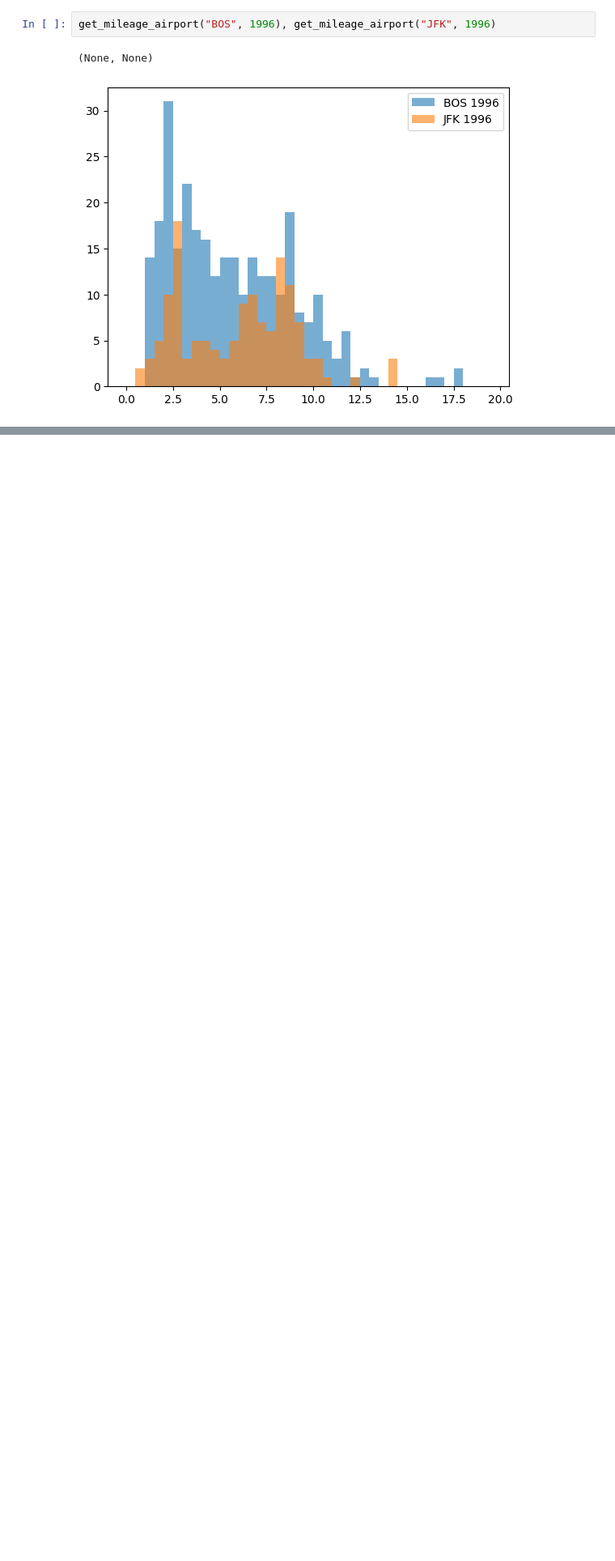
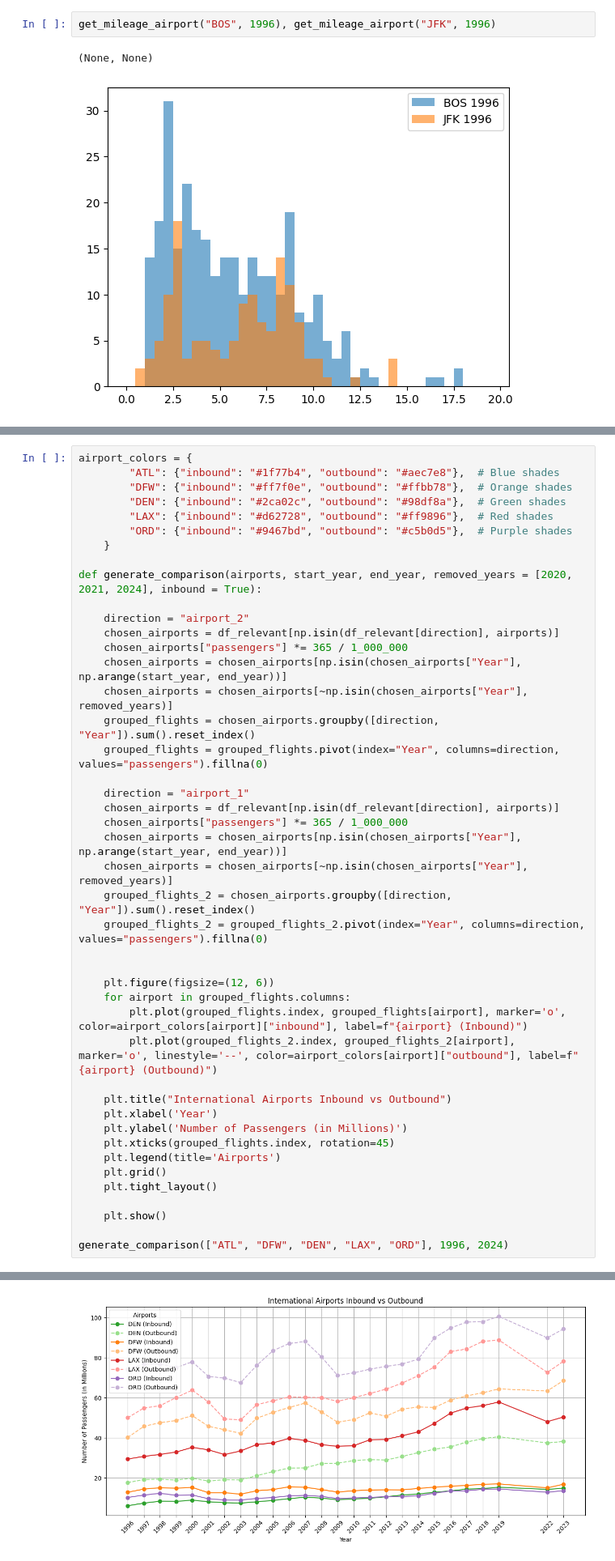
Before and after one commit to Ranabor/CDC-2024, a Jupyter notebook: basics.ipynb, the cells around one changed output, grey strips where cells are left out. Shown at 81% size. Cells and saved outputs as stored; diff of their text form; blank space fills up the shorter version.

```diff
--- a/basics.ipynb
+++ b/basics.ipynb
@@ -236,0 +248,45 @@ generate_traffic_graph(top_outbound_airports, 1996, 2023)
+# %%
+airport_colors = {
+        "ATL": {"inbound": "#1f77b4", "outbound": "#aec7e8"},  # Blue shades
+        "DFW": {"inbound": "#ff7f0e", "outbound": "#ffbb78"},  # Orange shades
+        "DEN": {"inbound": "#2ca02c", "outbound": "#98df8a"},  # Green shades
+        "LAX": {"inbound": "#d62728", "outbound": "#ff9896"},  # Red shades
+        "ORD": {"inbound": "#9467bd", "outbound": "#c5b0d5"},  # Purple shades
+    }
+
+def generate_comparison(airports, start_year, end_year, removed_years = [2020, 2021, 2024], inbound = True):
+
+    direction = "airport_2"
+    chosen_airports = df_relevant[np.isin(df_relevant[direction], airports)]
+    chosen_airports["passengers"] *= 365 / 1_000_000
+    chosen_airports = chosen_airports[np.isin(chosen_airports["Year"], np.arange(start_year, end_year))]
+    chosen_airports = chosen_airports[~np.isin(chosen_airports["Year"], removed_years)]
+    grouped_flights = chosen_airports.groupby([direction, "Year"]).sum().reset_index()
+    grouped_flights = grouped_flights.pivot(index="Year", columns=direction, values="passengers").fillna(0)
+
+    direction = "airport_1"
+    chosen_airports = df_relevant[np.isin(df_relevant[direction], airports)]
+    chosen_airports["passengers"] *= 365 / 1_000_000
+    chosen_airports = chosen_airports[np.isin(chosen_airports["Year"], np.arange(start_year, end_year))]
+    chosen_airports = chosen_airports[~np.isin(chosen_airports["Year"], removed_years)]
+    grouped_flights_2 = chosen_airports.groupby([direction, "Year"]).sum().reset_index()
+    grouped_flights_2 = grouped_flights_2.pivot(index="Year", columns=direction, values="passengers").fillna(0)
+
+
+    plt.figure(figsize=(12, 6))
+    for airport in grouped_flights.columns:
+        plt.plot(grouped_flights.index, grouped_flights[airport], marker='o', color=airport_colors[airport]["inbound"], label=f"{airport} (Inbound)")
+        plt.plot(grouped_flights_2.index, grouped_flights_2[airport], marker='o', linestyle='--', color=airport_colors[airport]["outbound"], label=f"{airport} (Outbound)")
+
+    plt.title("International Airports Inbound vs Outbound")
+    plt.xlabel('Year')
+    plt.ylabel('Number of Passengers (in Millions)')
+    plt.xticks(grouped_flights.index, rotation=45)
+    plt.legend(title='Airports')
+    plt.grid()
+    plt.tight_layout()
+
+    plt.show()
+
+generate_comparison(["ATL", "DFW", "DEN", "LAX", "ORD"], 1996, 2024)
+# %% [output]
@@ -236,0 +303 @@ generate_traffic_graph(top_outbound_airports, 1996, 2023)
+[figure, added]
```
Also changed, not shown: parts of 4 cells of this notebook.
